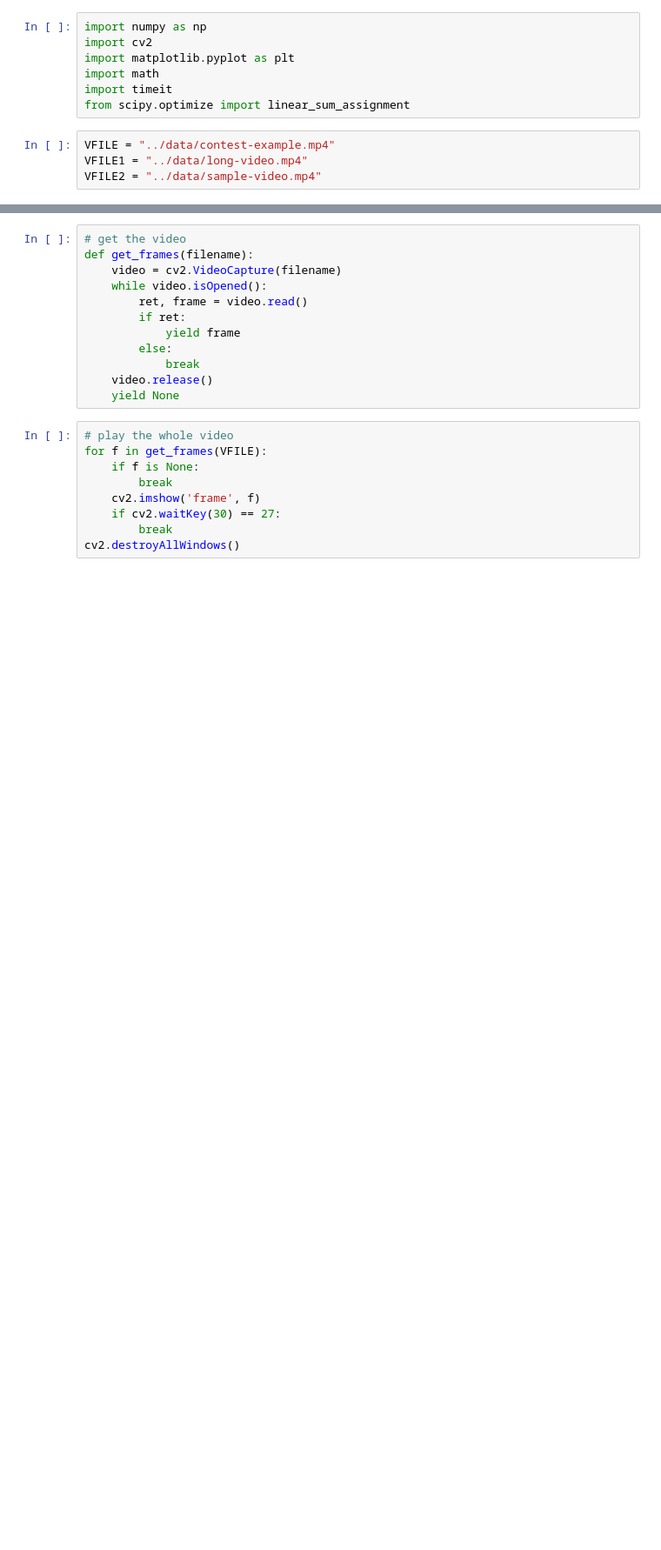
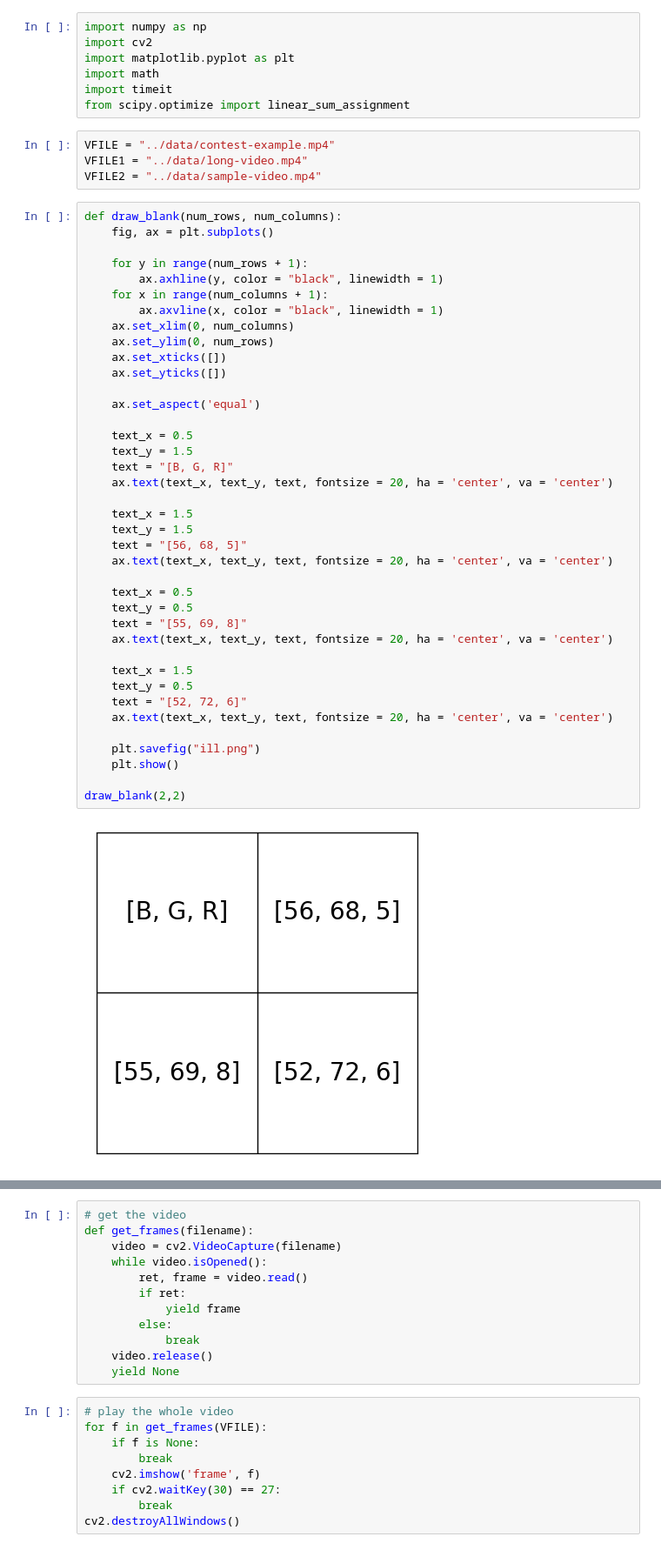
Before and after one commit to pstat197/capstone-eemb-patrick, a Jupyter notebook: scripts/Adaptive Correlation Particle Filter.ipynb, the cells around one changed output, grey strips where cells are left out. Shown at 87% size. Cells and saved outputs as stored; diff of their text form; blank space fills up the shorter version.

```diff
--- a/scripts/Adaptive Correlation Particle Filter.ipynb
+++ b/scripts/Adaptive Correlation Particle Filter.ipynb
@@ -9,3 +9,44 @@ from scipy.optimize import linear_sum_assignment
 VFILE = "../data/contest-example.mp4"
 VFILE1 = "../data/long-video.mp4"
 VFILE2 = "../data/sample-video.mp4"
+# %%
+def draw_blank(num_rows, num_columns):
+    fig, ax = plt.subplots()
+
+    for y in range(num_rows + 1):
+        ax.axhline(y, color = "black", linewidth = 1)
+    for x in range(num_columns + 1):
+        ax.axvline(x, color = "black", linewidth = 1)
+    ax.set_xlim(0, num_columns)
+    ax.set_ylim(0, num_rows)
+    ax.set_xticks([])
+    ax.set_yticks([])
+
+    ax.set_aspect('equal')
+
+    text_x = 0.5
+    text_y = 1.5
+    text = "[B, G, R]"
+    ax.text(text_x, text_y, text, fontsize = 20, ha = 'center', va = 'center')
+
+    text_x = 1.5
+    text_y = 1.5
+    text = "[56, 68, 5]"
+    ax.text(text_x, text_y, text, fontsize = 20, ha = 'center', va = 'center')
+
+    text_x = 0.5
+    text_y = 0.5
+    text = "[55, 69, 8]"
+    ax.text(text_x, text_y, text, fontsize = 20, ha = 'center', va = 'center')
+
+    text_x = 1.5
+    text_y = 0.5
+    text = "[52, 72, 6]"
+    ax.text(text_x, text_y, text, fontsize = 20, ha = 'center', va = 'center')
+
+    plt.savefig("ill.png")
+    plt.show()
+
+draw_blank(2,2)
+# %% [output]
+[figure, added]
```
Also changed, not shown: parts of 32 cells of this notebook.
